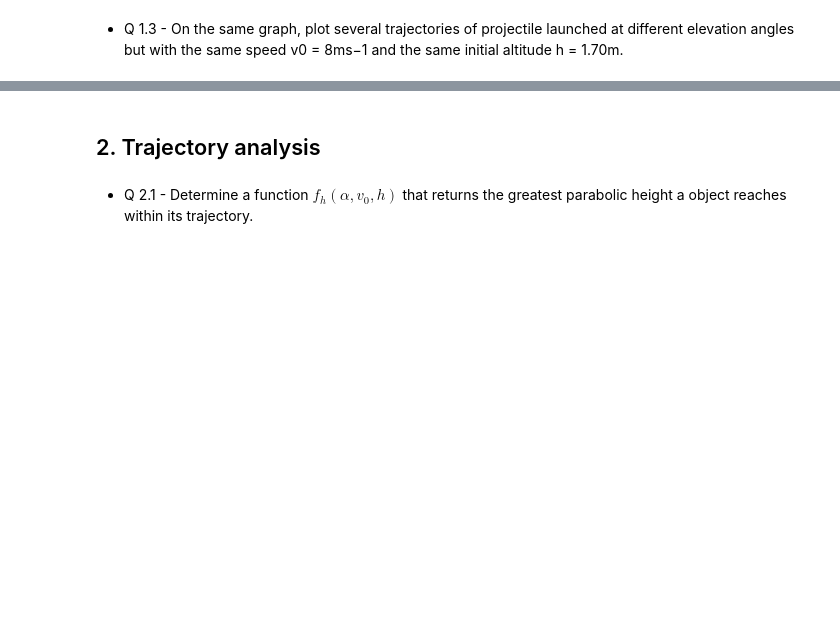
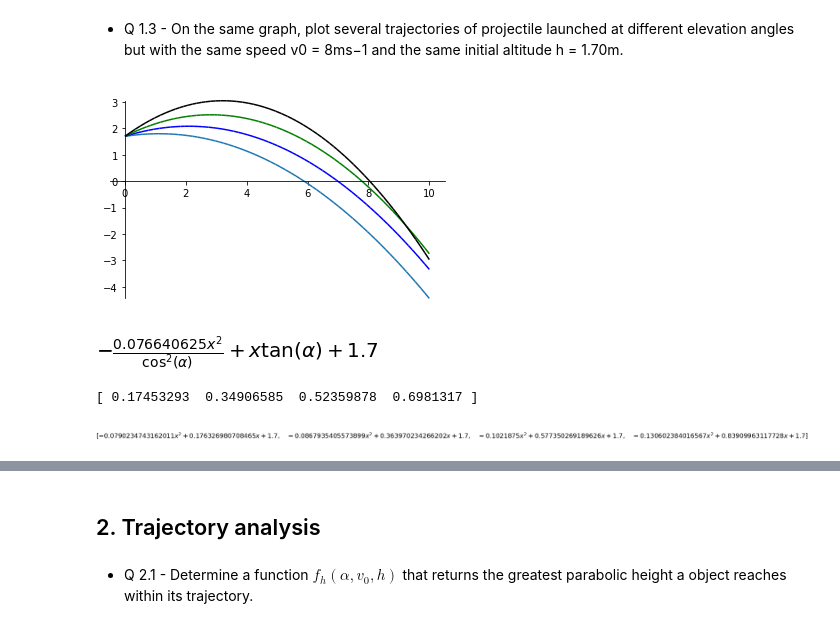
Before and after one commit to Bismark28/CAD1-sympy, a Jupyter notebook: lab3.ipynb, the cells around one changed output, grey strips where cells are left out. Drawn from its saved outputs; the diff is of its cells as text; code cells hidden in the pictures; blank space fills up the shorter version.

```diff
--- a/lab3.ipynb
+++ b/lab3.ipynb
@@ -30,2 +45,25 @@ where $g$ is the acceleration of gravity (9.81 $ms^{−2}$ ), $v_{0}$ is the ini
 # %% [markdown]
 * Q 1.3 - On the same graph, plot several trajectories of projectile launched at different elevation angles but with the same speed v0 = 8ms−1 and the same initial altitude h = 1.70m.
+# %%
+P = plotting.plot_parametric((x, l2[0]), (x, 0, 10), show=False )
+c = ['b', 'g', 'k']
+for i in range(1, len(l2)):
+    P.extend(plot(l2[i], (x, 0, 10), line_color=c[i-1], show=False))
+
+P.show()
+# %% [output]
+[figure, added]
+# %%
+zr= z.subs({g:9.81, h:1.70, v0:8})
+zr
+# %% [output]
+[figure, added]
+# %%
+r = [10, 20, 30, 40]
+r = np.deg2rad(r)
+print(r)
+l2 = [zr.subs({alpha:a}) for a in r]
+l2
+# %% [output]
+[ 0.17453293  0.34906585  0.52359878  0.6981317 ]
+[figure, added]
```
Also changed, not shown: parts of 5 cells of this notebook, 1 other file.
